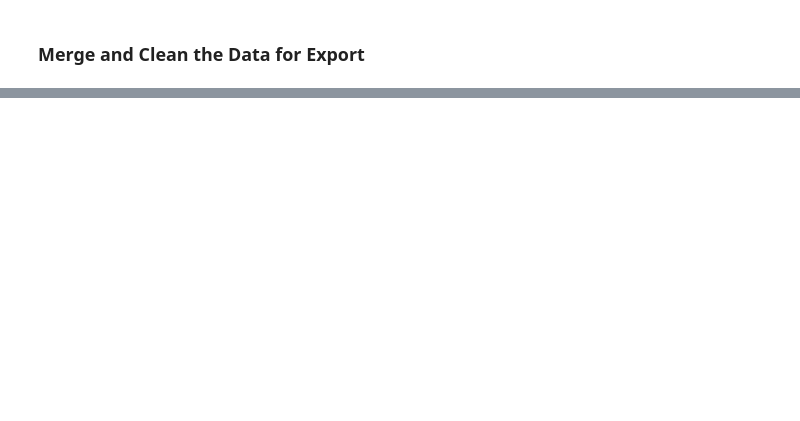
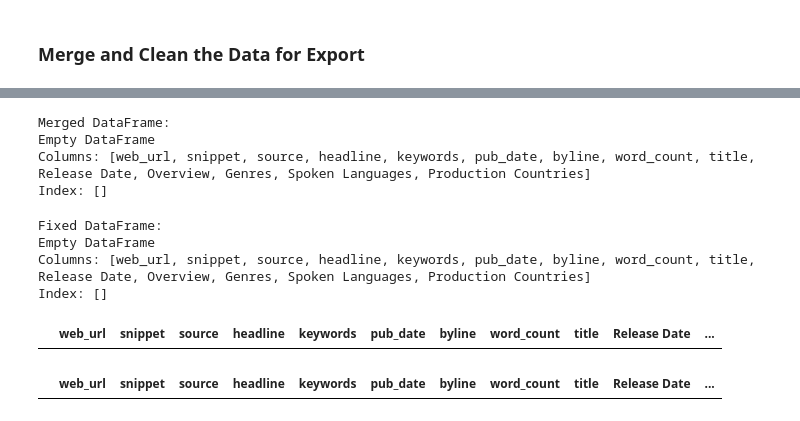
Before and after one commit to kkuria1/data-sourcing-challage, a Jupyter notebook: M6_Starter_Code/retrieve_movie_data.ipynb, the cells around one changed output, grey strips where cells are left out. Cells and saved outputs as stored; diff of their text form; code cells hidden in the pictures; blank space fills up the shorter version.

```diff
--- a/M6_Starter_Code/retrieve_movie_data.ipynb
+++ b/M6_Starter_Code/retrieve_movie_data.ipynb
@@ -203,2 +374,6 @@ tmdb_df = pd.DataFrame(tmdb_movies_list)
 # %% [markdown]
 ### Merge and Clean the Data for Export
+# %%
+nyk_reviews = pd.DataFrame(reviews_list)
+nyk_title_list = df['Title'].to_list
+nyk_reviews
@@ -205,25 +394,52 @@ tmdb_df = pd.DataFrame(tmdb_movies_list)
 # %%
 # Merge the New York Times reviews and TMDB DataFrames on title
+# Rename 'Title' to 'title' in TMDB DataFrame
+tmdb_df = tmdb_df.rename(columns={'Title': 'title'})
+
+merged_df = pd.merge(nyk_reviews, tmdb_df, on='title')
+print("\nMerged DataFrame:")
+print(merged_df)
+# %% [output]
+Merged DataFrame:
+Empty DataFrame
+Columns: [web_url, snippet, source, headline, keywords, pub_date, byline, word_count, title, Release Date, Overview, Genres, Spoken Languages, Production Countries]
+Index: []
 # %%
 # Remove list brackets and quotation marks on the columns containing lists
 # Create a list of the columns that need fixing
-
+columns_to_fix = ['Genres', 'Spoken Languages','Production Countries']
 
 # Create a list of characters to remove
-
+characters_to_remove = ['[', ']', "'"]
 
 # Loop through the list of columns to fix
-
+for column in columns_to_fix:
     # Convert the column to type 'str'
-
+    merged_df[column] = merged_df[column].astype(str)
 
     # Loop through characters to remove
-
+    for char in characters_to_remove:
+        merged_df[column] = merged_df[column].str.replace(char, '')
 
 # Display the fixed DataFrame
+print("\nFixed DataFrame:")
+print(merged_df.head())
+# %% [output]
+Fixed DataFrame:
+Empty DataFrame
+Columns: [web_url, snippet, source, headline, keywords, pub_date, byline, word_count, title, Release Date, Overview, Genres, Spoken Languages, Production Countries]
+Index: []
 # %%
 # Drop "byline.person" column
+merged_df = merged_df.drop(columns=['byline.person'], errors='ignore')
+merged_df
+# %% [output]
+|  | web_url | snippet | source | headline | keywords | pub_date | byline | word_count | title | Release Date | ... |
 # %%
 # Delete duplicate rows and reset index
+merged_df = merged_df.reset_index(drop=True)
+merged_df
+# %% [output]
+|  | web_url | snippet | source | headline | keywords | pub_date | byline | word_count | title | Release Date | ... |
 # %%
 # Export data to CSV without the index
```
Also changed, not shown: parts of 16 cells of this notebook, 1 other file.
